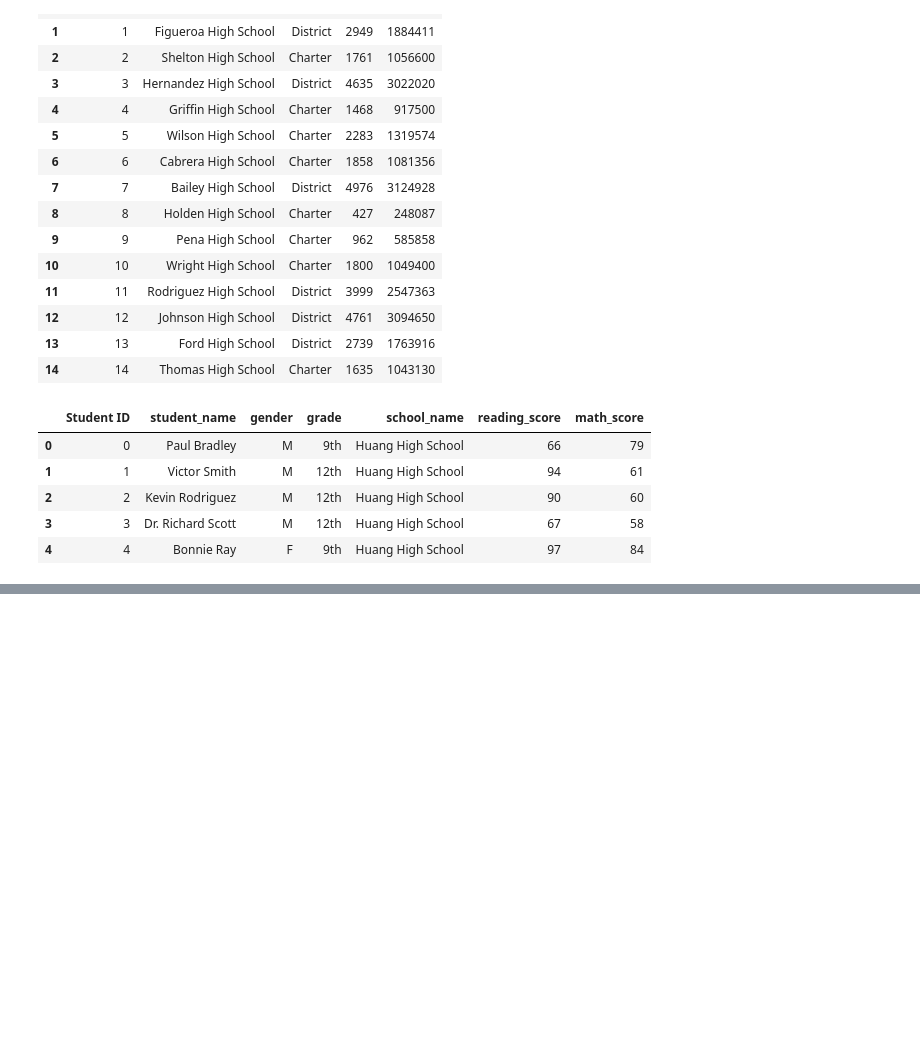
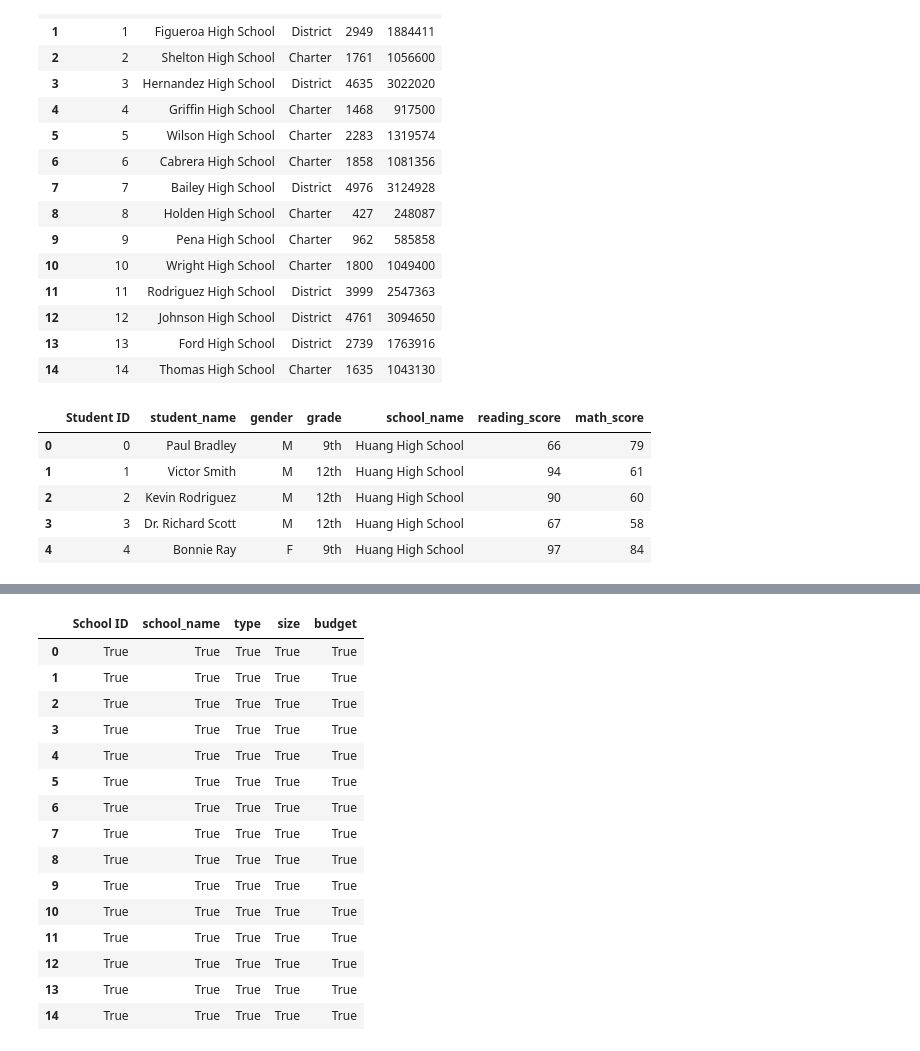
Before and after one commit to lo7kyle/School_District_Analysis, a Jupyter notebook: PyCitySchools.ipynb, the cells around one changed output, grey strips where cells are left out. Saved outputs shown, nothing was run; the diff lists cells and outputs as text; code cells hidden in the pictures; blank space fills up the shorter version.

```diff
--- a/PyCitySchools.ipynb
+++ b/PyCitySchools.ipynb
@@ -54,0 +126,21 @@ student_data_df.head()
+# %%
+# notnull() used to find missing values that returns "True" for not empty and "False" for empty
+#determine if school data is missing any value
+school_data_df.notnull()
+# %% [output]
+|  | School ID | school_name | type | size | budget |
+| 0 | True | True | True | True | True |
+| 1 | True | True | True | True | True |
+| 2 | True | True | True | True | True |
+| 3 | True | True | True | True | True |
+| 4 | True | True | True | True | True |
+| 5 | True | True | True | True | True |
+| 6 | True | True | True | True | True |
+| 7 | True | True | True | True | True |
+| 8 | True | True | True | True | True |
+| 9 | True | True | True | True | True |
+| 10 | True | True | True | True | True |
+| 11 | True | True | True | True | True |
+| 12 | True | True | True | True | True |
+| 13 | True | True | True | True | True |
+| 14 | True | True | True | True | True |
```
Also changed, not shown: parts of 12 cells of this notebook, 3 other files.
